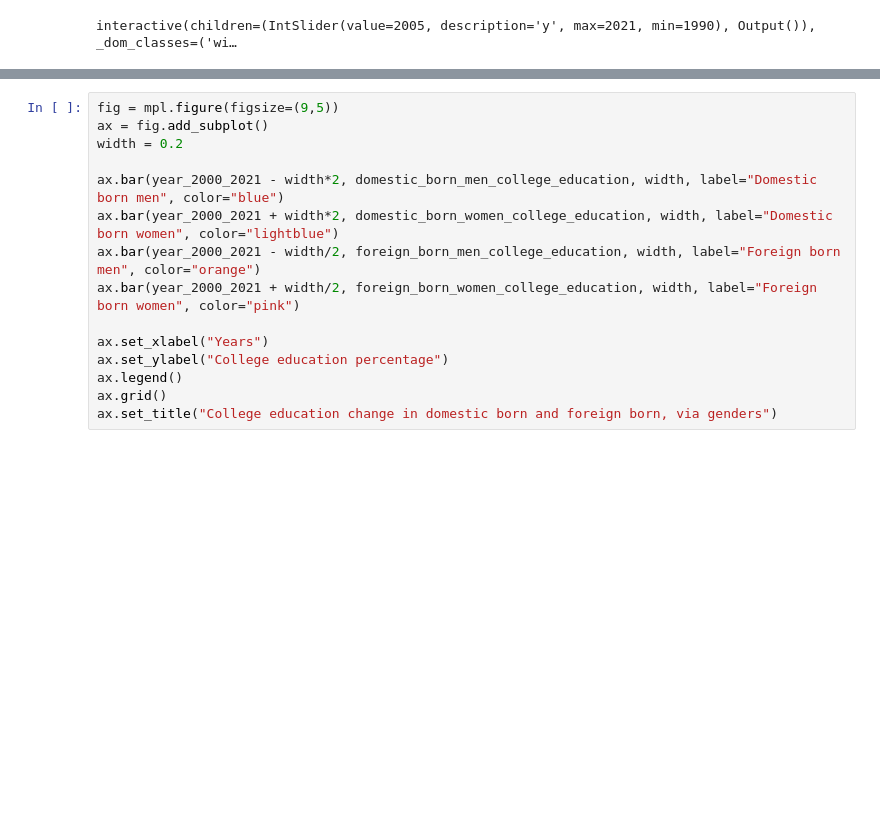
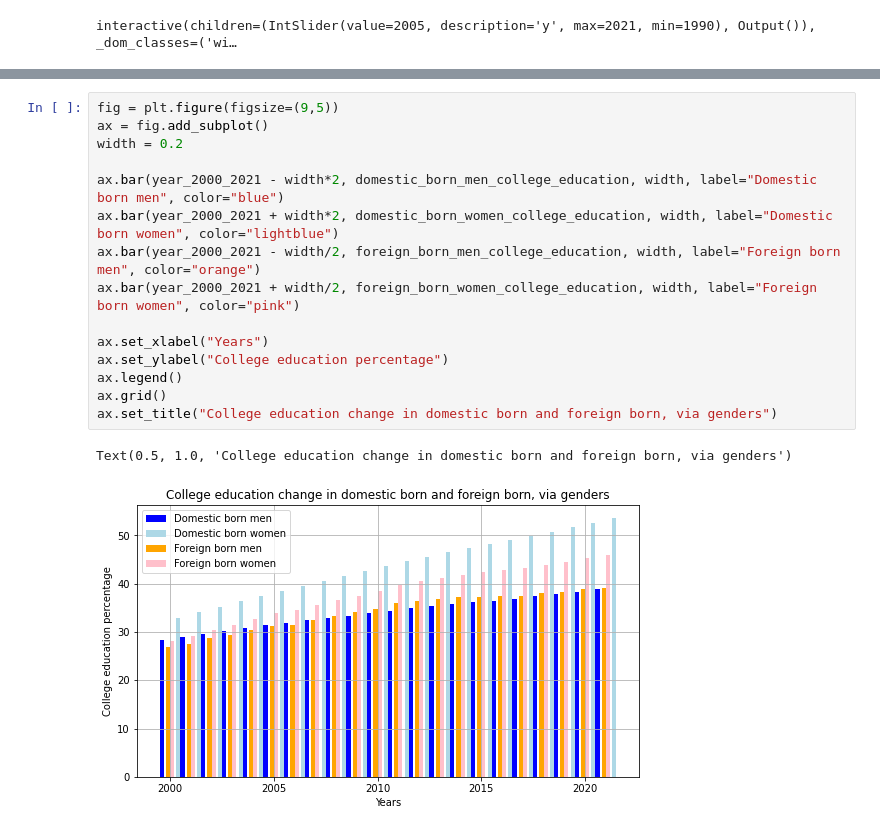
Before and after one commit to MorrisSimons/SCH_Visualizing_Sweden-s_Learning_Landscape, a Jupyter notebook: Lab_on_highest_level_of_education.ipynb, the cells around one changed output, grey strips where cells are left out. Drawn from its saved outputs; the diff is of its cells as text; blank space fills up the shorter version.

```diff
--- a/Lab_on_highest_level_of_education.ipynb
+++ b/Lab_on_highest_level_of_education.ipynb
@@ -451,15 +416,18 @@ NameError: ignored
 # %%
-fig = mpl.figure(figsize=(9,5))
+fig = plt.figure(figsize=(9,5))
 ax = fig.add_subplot()
 width = 0.2
 
 ax.bar(year_2000_2021 - width*2, domestic_born_men_college_education, width, label="Domestic born men", color="blue")
 ax.bar(year_2000_2021 + width*2, domestic_born_women_college_education, width, label="Domestic born women", color="lightblue")
 ax.bar(year_2000_2021 - width/2, foreign_born_men_college_education, width, label="Foreign born men", color="orange")
 ax.bar(year_2000_2021 + width/2, foreign_born_women_college_education, width, label="Foreign born women", color="pink")
 
 ax.set_xlabel("Years")
 ax.set_ylabel("College education percentage")
 ax.legend()
 ax.grid()
 ax.set_title("College education change in domestic born and foreign born, via genders")
+# %% [output]
+Text(0.5, 1.0, 'College education change in domestic born and foreign born, via genders')
+[figure, added]
```
Also changed, not shown: parts of 2 cells of this notebook.
